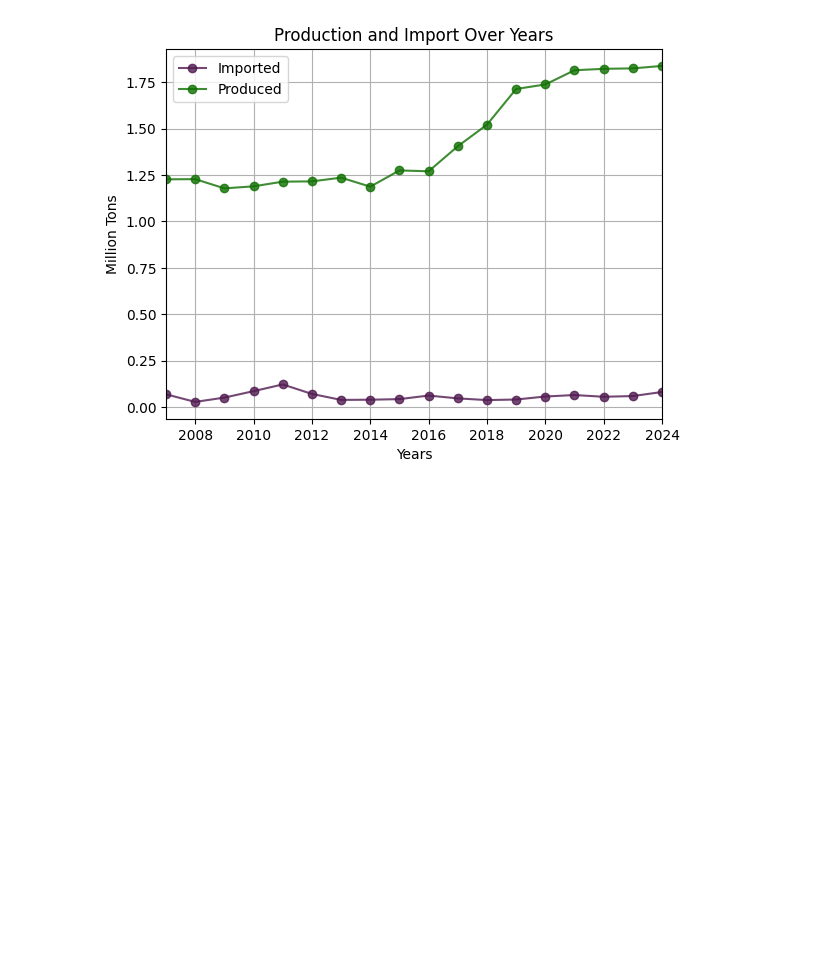
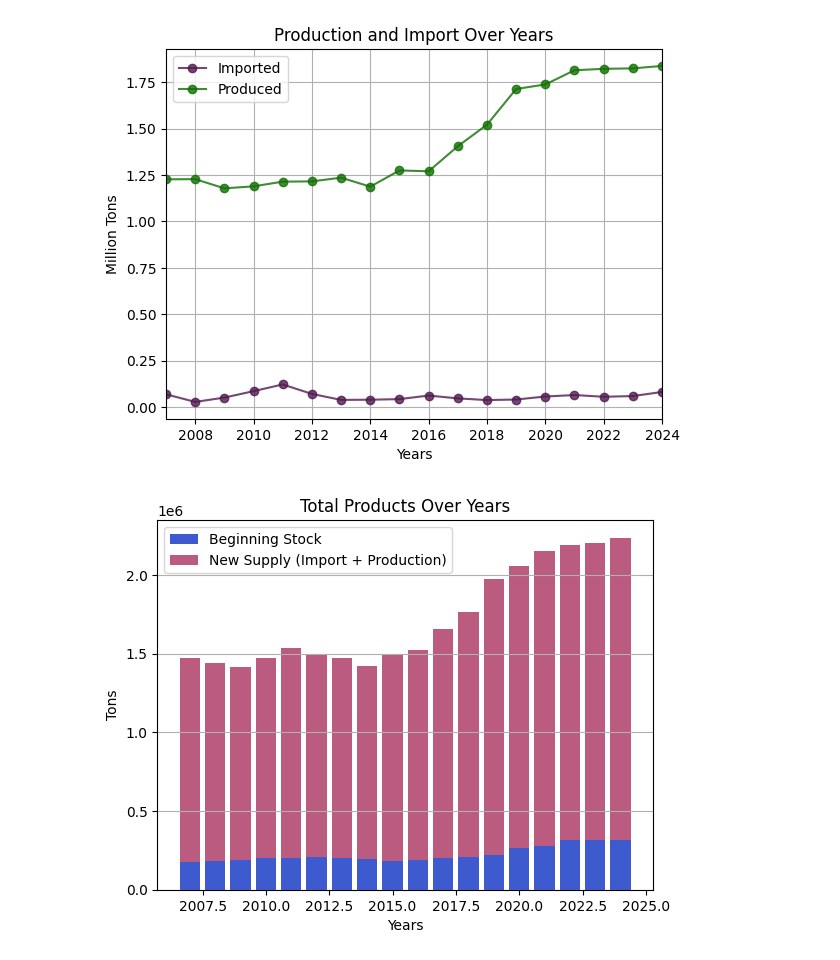
Before and after one commit to sananasgrv/idda-dataset-visualization-, a Jupyter notebook: core_base.ipynb, the cells around one changed output. Drawn from its saved outputs; the diff is of its cells as text; code cells hidden in the pictures; blank space fills up the shorter version.

```diff
--- a/core_base.ipynb
+++ b/core_base.ipynb
@@ -64,3 +64,27 @@ plt.legend(loc='upper left')
 # %% [output]
 <matplotlib.legend.Legend at 0x...>
 [figure]
+# %%
+# Stacked Bar Chart (English labels)
+plt.figure(figsize=(6.4, 4.8))
+plt.title("Total Products Over Years")
+
+base = df["İlin əvvəlinə qalıq (ton)"]
+new = df["İdxal (ton)"] + df["İstehsal (ton)"]
+
+plt.bar(df["Year"], base,
+        color="#0C32C4", alpha=0.8,
+        label="Beginning Stock")
+
+plt.bar(df["Year"], new,
+        bottom=base,
+        color="#AB3260", alpha=0.8,
+        label="New Supply (Import + Production)")
+
+plt.xlabel("Years")
+plt.ylabel("Tons")
+plt.legend()
+plt.grid(axis="y")
+plt.show()
+# %% [output]
+[figure, added]
```
Also changed, not shown: parts of 2 cells of this notebook.
